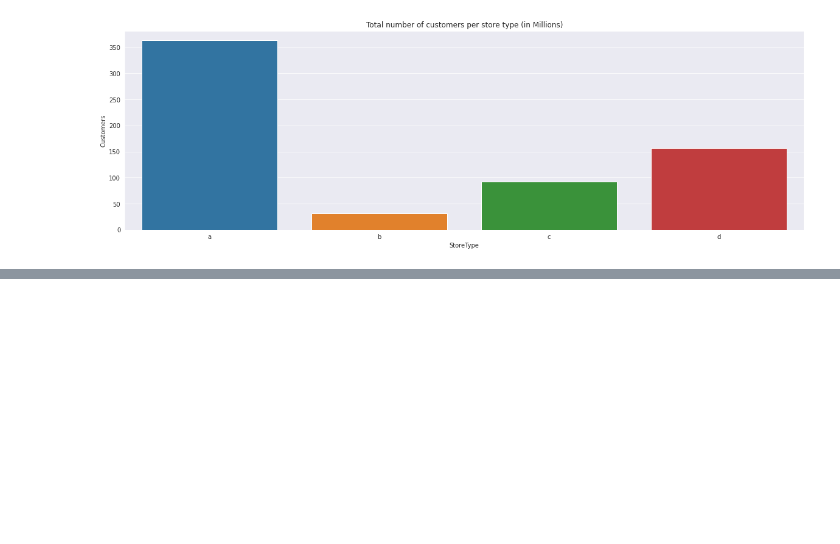
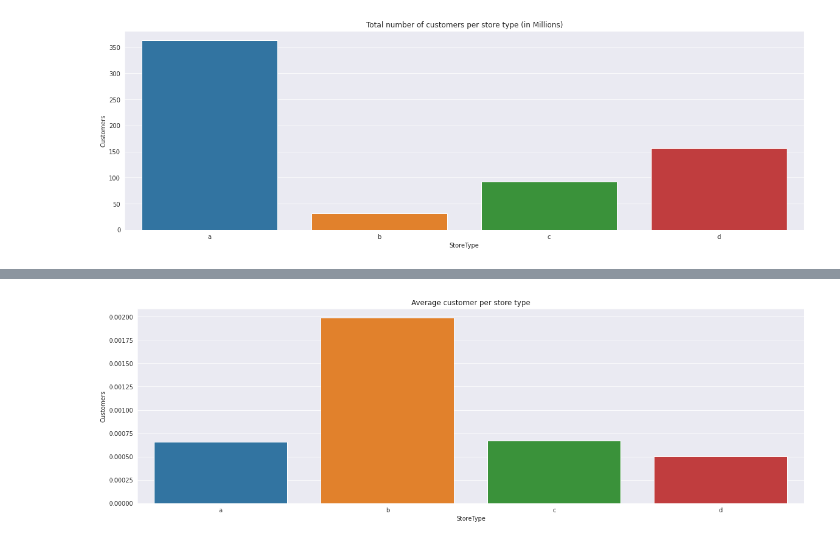
Before and after one commit to vivek16pawar/Retail-Sales-Prediction, a Jupyter notebook: Rossmann_Sales_Prediction_Capstone_Project.ipynb, the cells around one changed output, grey strips where cells are left out. Saved outputs shown, nothing was run; the diff lists cells and outputs as text; code cells hidden in the pictures; blank space fills up the shorter version.

```diff
--- a/Rossmann_Sales_Prediction_Capstone_Project.ipynb
+++ b/Rossmann_Sales_Prediction_Capstone_Project.ipynb
@@ -320,0 +359,8 @@ ax = sns.barplot(merge_df.groupby(by="StoreType").sum().Customers.index,merge_df
+# %%
+#Avg customer per store type
+sns.set_style('darkgrid')
+plt.figure(figsize=(20,6))
+plt.title("Average customer per store type")
+ax = sns.barplot(merge_df.groupby(by="StoreType").sum().Customers.index,merge_df.groupby(by="StoreType").mean().Customers/1e6,errwidth=0)
+# %% [output]
+[figure, added]
```
Also changed, not shown: parts of 28 cells of this notebook.
